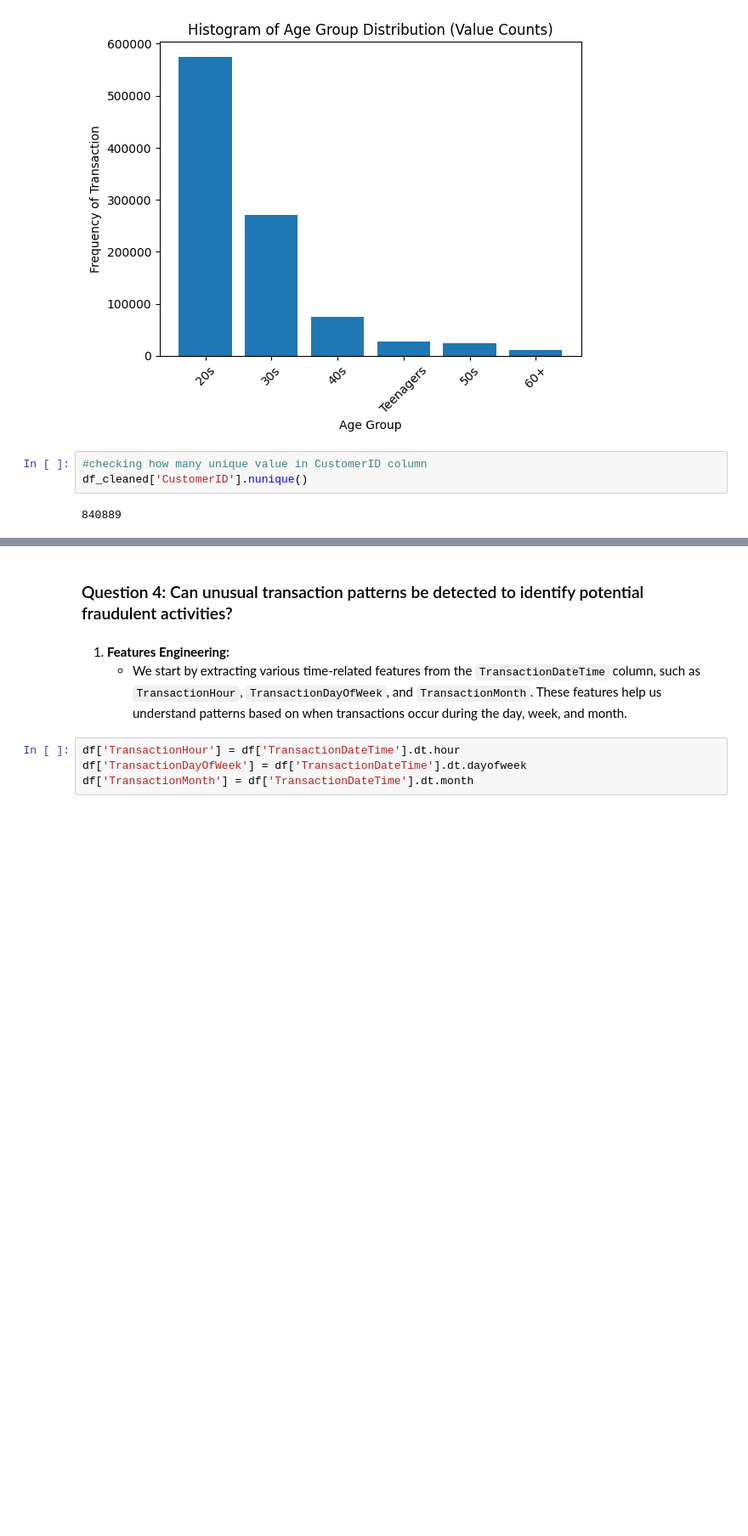
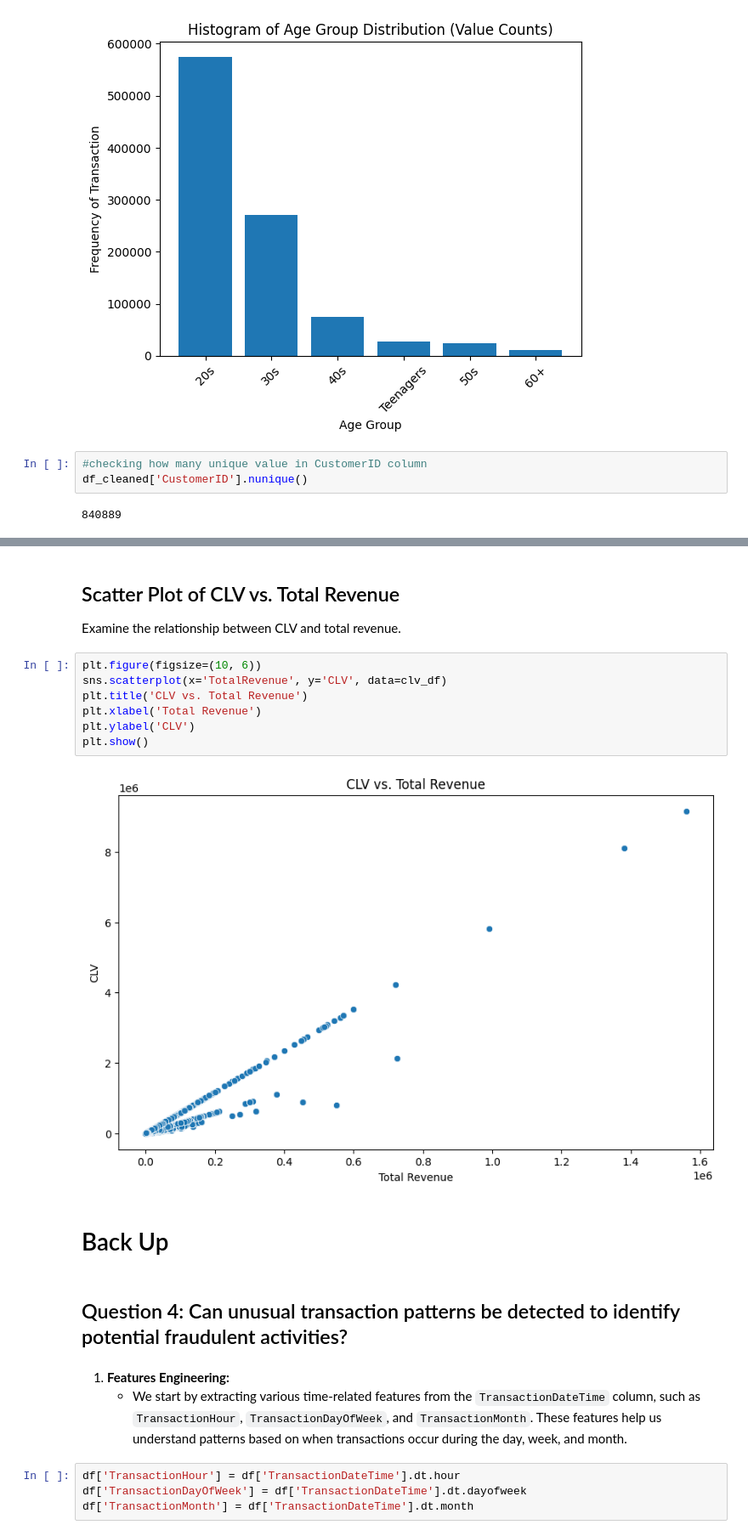
Before and after one commit to Azriy-Nazariee/DSAss, a Jupyter notebook: new_dataset/TT3L_Group8.ipynb, the cells around one changed output, grey strips where cells are left out. Shown: that part at 85% size. Cells and saved outputs as stored; diff of their text form; blank space fills up the shorter version.

```diff
--- a/new_dataset/TT3L_Group8.ipynb
+++ b/new_dataset/TT3L_Group8.ipynb
@@ -176,5 +268,19 @@ df_cleaned['CustomerID'].nunique()
+# %% [markdown]
+## Scatter Plot of CLV vs. Total Revenue
+Examine the relationship between CLV and total revenue.
+# %%
+plt.figure(figsize=(10, 6))
+sns.scatterplot(x='TotalRevenue', y='CLV', data=clv_df)
+plt.title('CLV vs. Total Revenue')
+plt.xlabel('Total Revenue')
+plt.ylabel('CLV')
+plt.show()
+# %% [output]
+[figure, added]
+# %% [markdown]
+# Back Up
 # %% [markdown]
-### Question 4: Can unusual transaction patterns be detected to identify potential fraudulent activities?
+## Question 4: Can unusual transaction patterns be detected to identify potential fraudulent activities?
 # %% [markdown]
 1. **Features Engineering:**
    - We start by extracting various time-related features from the `TransactionDateTime` column, such as `TransactionHour`, `TransactionDayOfWeek`, and `TransactionMonth`. These features help us understand patterns based on when transactions occur during the day, week, and month.
```
Also changed, not shown: parts of 13 cells of this notebook.
